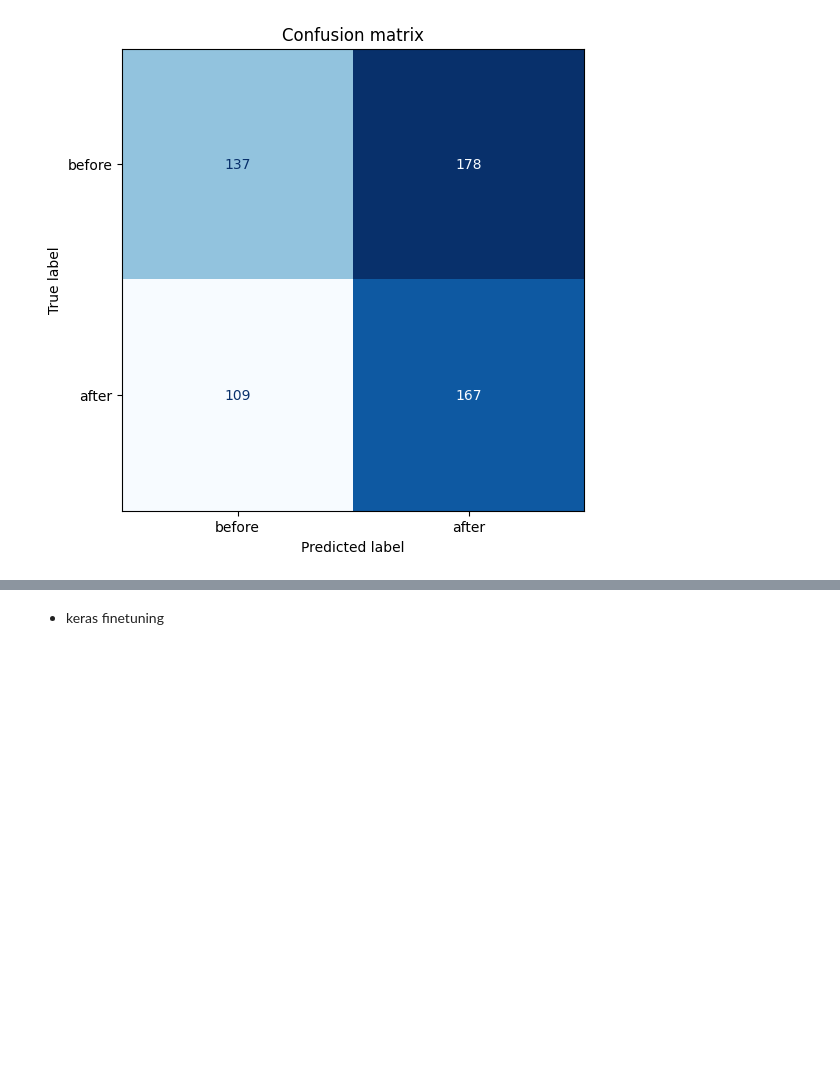
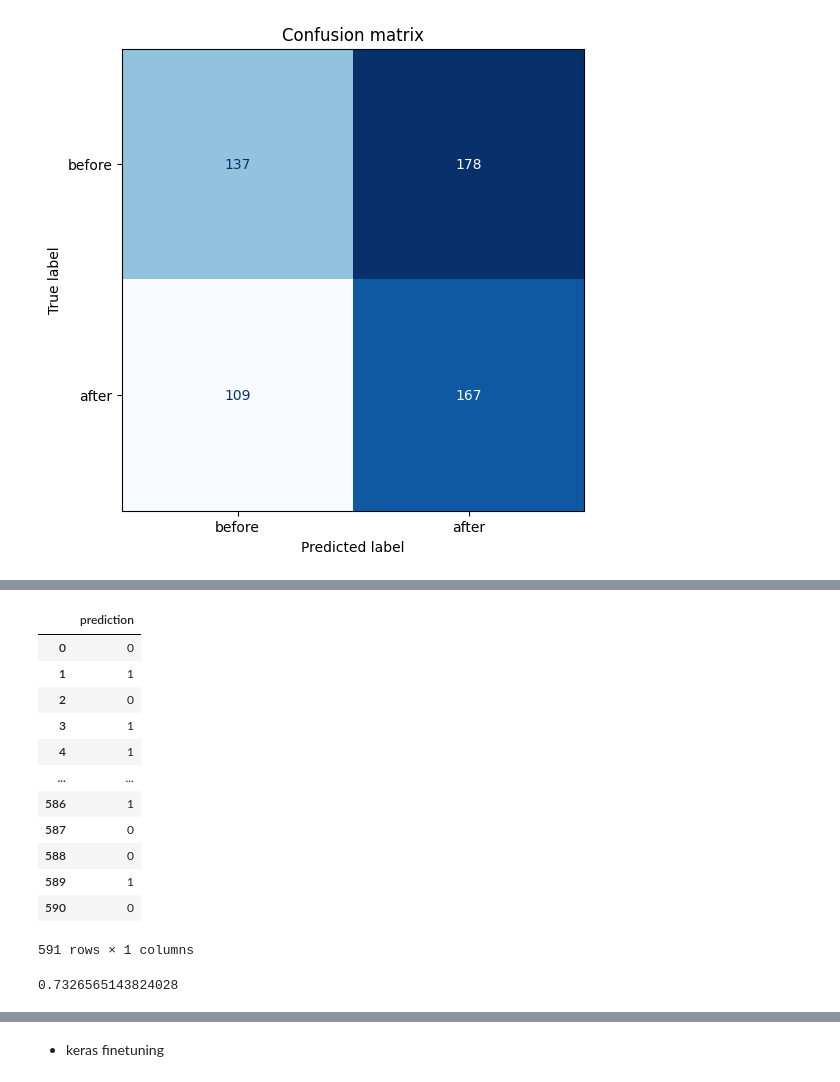
Before and after one commit to ncapek/Transformers_for_czech_language, a Jupyter notebook: classification_twitter.ipynb, the cells around one changed output, grey strips where cells are left out. Cells and saved outputs as stored; diff of their text form; code cells hidden in the pictures; blank space fills up the shorter version.

```diff
--- a/classification_twitter.ipynb
+++ b/classification_twitter.ipynb
@@ -501,4 +496,25 @@ array([0, 1, 0, 1, 1, 0, 1, 1, 1, 0, 0, 0, 0, 0, 0, 0, 0, 1, 0, 1, 1, 1,
       dtype=int64)
+# %%
+pd.DataFrame(y_preds, columns=['prediction']).to_csv('')
+# %% [output]
+|  | prediction |
+| 0 | 0 |
+| 1 | 1 |
+| 2 | 0 |
+| 3 | 1 |
+| 4 | 1 |
+| ... | ... |
+| 586 | 1 |
+| 587 | 0 |
+| 588 | 0 |
+| 589 | 1 |
+| 590 | 0 |
+591 rows × 1 columns
+# %%
+from sklearn.metrics import accuracy_score
+print(accuracy_score(y_preds, y_test))
+# %% [output]
+0.7326565143824028
 # %%
 plot_confusion_matrix(y_preds, y_test, labels)
 # %% [output]
```
Also changed, not shown: parts of 14 cells of this notebook.
